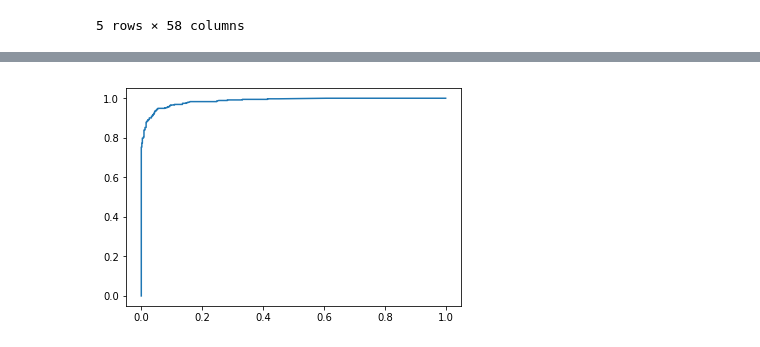
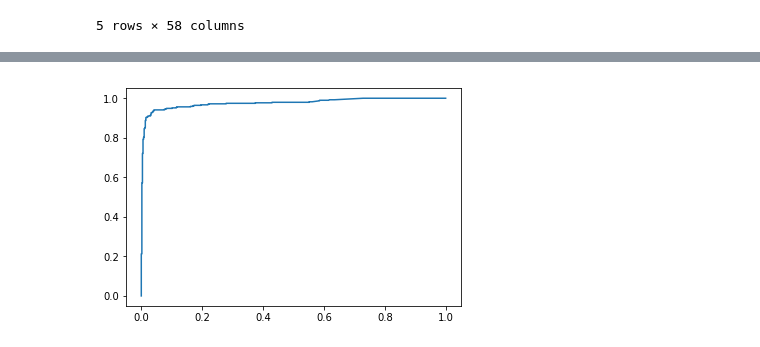
Before and after one commit to akhvorov/ml-1-ifmo-course, a Jupyter notebook: 4/Random Forest.ipynb, the cells around one changed output, grey strips where cells are left out. Cells and saved outputs as stored; diff of their text form; code cells hidden in the pictures.

```diff
--- a/4/Random Forest.ipynb
+++ b/4/Random Forest.ipynb
@@ -251,6 +251,6 @@ Num: 100, Depth: 10, AUC: 0.9858254114075722, Accuracy: 0.9457111834961998
 # %%
-tps, fps = roc(spam_forest_100_10_85_85.predict_proba(spam_features_te, 50, 2), spam_labels_te)
+tps, fps = roc(spam_forest_100_10_85_85.predict_proba(spam_features_te, 100, 2), spam_labels_te)
 plt.plot(fps, tps)
 plt.show()
 # %% [output]
-[figure, old version]
+[figure, new version]
```
Also changed, not shown: parts of 4 cells of this notebook.
